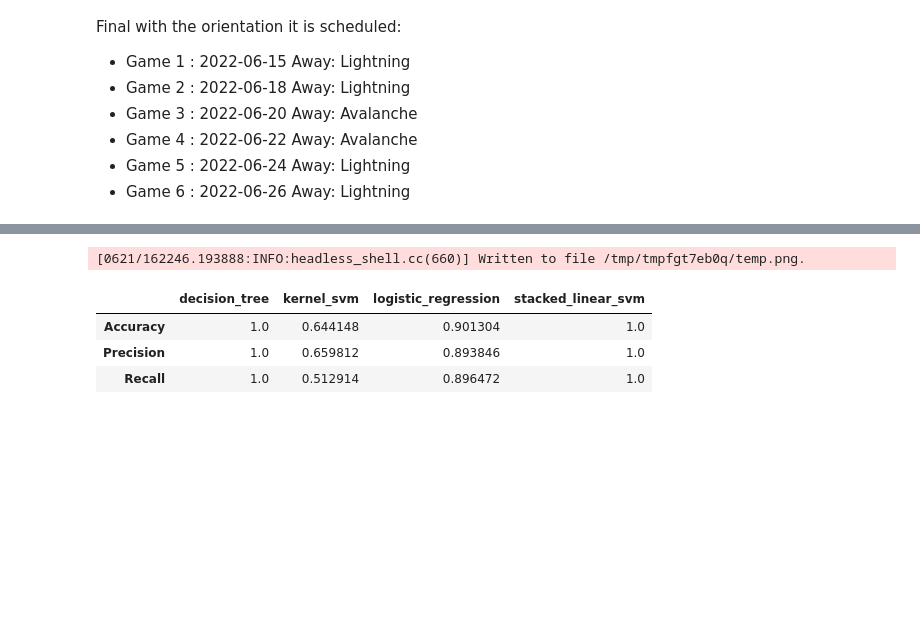
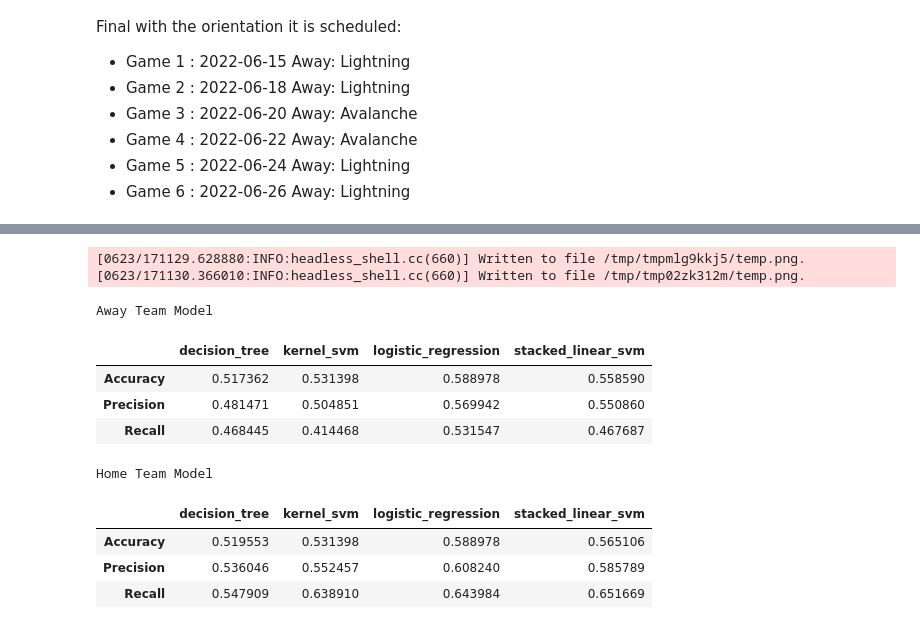
Before and after one commit to RyanSchraeder/StanleyCupPredictions, a Jupyter notebook: src/notebooks/stanley_cup_prediction.ipynb, the cells around one changed output, grey strips where cells are left out. Cells and saved outputs as stored; diff of their text form; code cells hidden in the pictures; blank space fills up the shorter version.

```diff
--- a/src/notebooks/stanley_cup_prediction.ipynb
+++ b/src/notebooks/stanley_cup_prediction.ipynb
@@ -73,46 +99,61 @@ pd.DataFrame({
 # %%
 # Training and Implementing the Stacking Model
+
+## Pass in the models we wish to stack
 
 models = model_development.ensemble(
     names =  ['logistic_regression', 'kernel_svm', 'decision_tree'],
     models =  [
         LogisticRegression(),
         SVC(kernel='rbf', gamma=0.05),
         DecisionTreeClassifier()
     ]
 )
-models_list = list(models.items())
 
-cv = KFold(5, random_state=0, shuffle=True)
+# AWAY
+away_summary = model_development.evaluate_ensemble(models, x_away_train, y_away_train, x_away_test)
+away_summary = pd.DataFrame.from_records(away_summary)
 
-stacked_model = model_development.stacking_model(
-        models_list,
-        (make_pipeline(
-            StandardScaler(),
-            LinearSVC(random_state=42)
-        )),
-        x_train,
-        y_train,
-        x_test,
-        y_test,
-        5
-)
+# HOME
+home_summary = model_development.evaluate_ensemble(models, x_home_train, y_home_train, x_home_test)
+home_summary = pd.DataFrame.from_records(home_summary)
 
-summary = model_development.evaluate_ensemble(models, x_train, y_train, x_test)
-summary = pd.DataFrame.from_records(summary)
-summary['stacked_linear_svm'] = [
-            cross_val_score(stacked_model, x_train, y_train, scoring='accuracy', cv=cv).mean(),
-            cross_val_score(stacked_model, x_train, y_train, scoring='precision', cv=cv).mean(),
-            cross_val_score(stacked_model, x_train, y_train, scoring='recall', cv=cv).mean()
+cv = KFold(n_splits=5, random_state=0, shuffle=True)
+
+def styler(df1, df2):
+    """ SOURCE: https://www.thiscodeworks.com/display-two-dataframes-side-by-side-html-pandas-python-visualization/619285b06f88d700157a60d7 """
+
+    df1_styler = df1.style.set_table_attributes("style='display:inline'").set_caption('Away Team Model')
+    df2_styler = df2.style.set_table_attributes("style='display:inline'").set_caption('Home Team Model')
+    return display_html(df1_styler._repr_html_() + df2_styler._repr_html_(), raw=True)
+
+away_summary['stacked_linear_svm'] = [
+    cross_val_score(away_model, x_away_train, y_away_train, scoring='accuracy', cv=cv).mean(),
+    cross_val_score(away_model, x_away_train, y_away_train, scoring='precision', cv=cv).mean(),
+    cross_val_score(away_model, x_away_train, y_away_train, scoring='recall', cv=cv).mean()
 ]
-dfi.export(summary, '../../images/stanley_cup_model_performance.png')
-summary
+home_summary['stacked_linear_svm'] = [
+    cross_val_score(home_model, x_home_train, y_home_train, scoring='accuracy', cv=cv).mean(),
+    cross_val_score(home_model, x_home_train, y_home_train, scoring='precision', cv=cv).mean(),
+    cross_val_score(home_model, x_home_train, y_home_train, scoring='recall', cv=cv).mean()
+]
+dfi.export(away_summary, '../../images/v2_stanley_cup_model_performance_away.png')
+dfi.export(home_summary, '../../images/v2_stanley_cup_model_performance_home.png')
+
+styler(away_summary, home_summary)
 # %% [output]
-[0621/162246.193888:INFO:headless_shell.cc(660)] Written to file /tmp/tmpfgt7eb0q/temp.png.
+[0623/171129.628880:INFO:headless_shell.cc(660)] Written to file /tmp/tmpmlg9kkj5/temp.png.
+[0623/171130.366010:INFO:headless_shell.cc(660)] Written to file /tmp/tmp02zk312m/temp.png.
+Away Team Model
 |  | decision_tree | kernel_svm | logistic_regression | stacked_linear_svm |
-| Accuracy | 1.0 | 0.644148 | 0.901304 | 1.0 |
-| Precision | 1.0 | 0.659812 | 0.893846 | 1.0 |
-| Recall | 1.0 | 0.512914 | 0.896472 | 1.0 |
+| Accuracy | 0.517362 | 0.531398 | 0.588978 | 0.558590 |
+| Precision | 0.481471 | 0.504851 | 0.569942 | 0.550860 |
+| Recall | 0.468445 | 0.414468 | 0.531547 | 0.467687 |
+Home Team Model
+|  | decision_tree | kernel_svm | logistic_regression | stacked_linear_svm |
+| Accuracy | 0.519553 | 0.531398 | 0.588978 | 0.565106 |
+| Precision | 0.536046 | 0.552457 | 0.608240 | 0.585789 |
+| Recall | 0.547909 | 0.638910 | 0.643984 | 0.651669 |
 # %%
 # Generating Predictions from the Stacked Model
 # Predictions will favor the away team (1: Win, 0: Loss)
```
Also changed, not shown: parts of 13 cells of this notebook, 12 other files.
